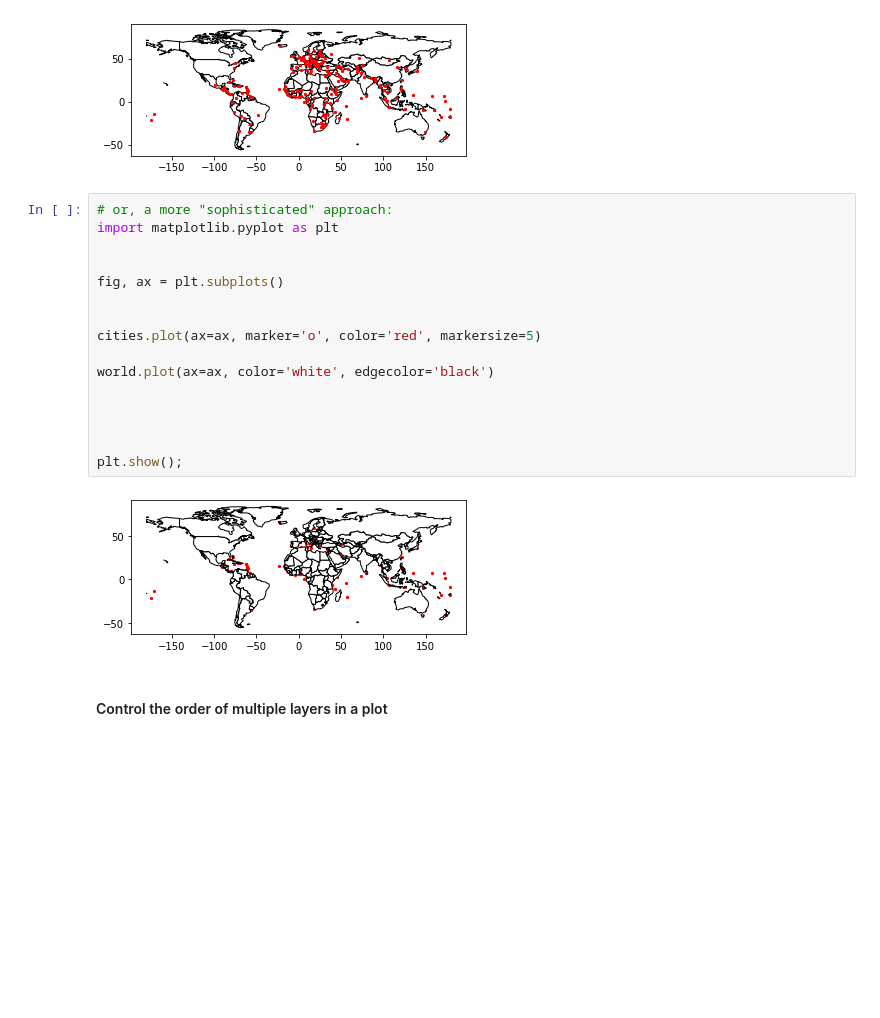
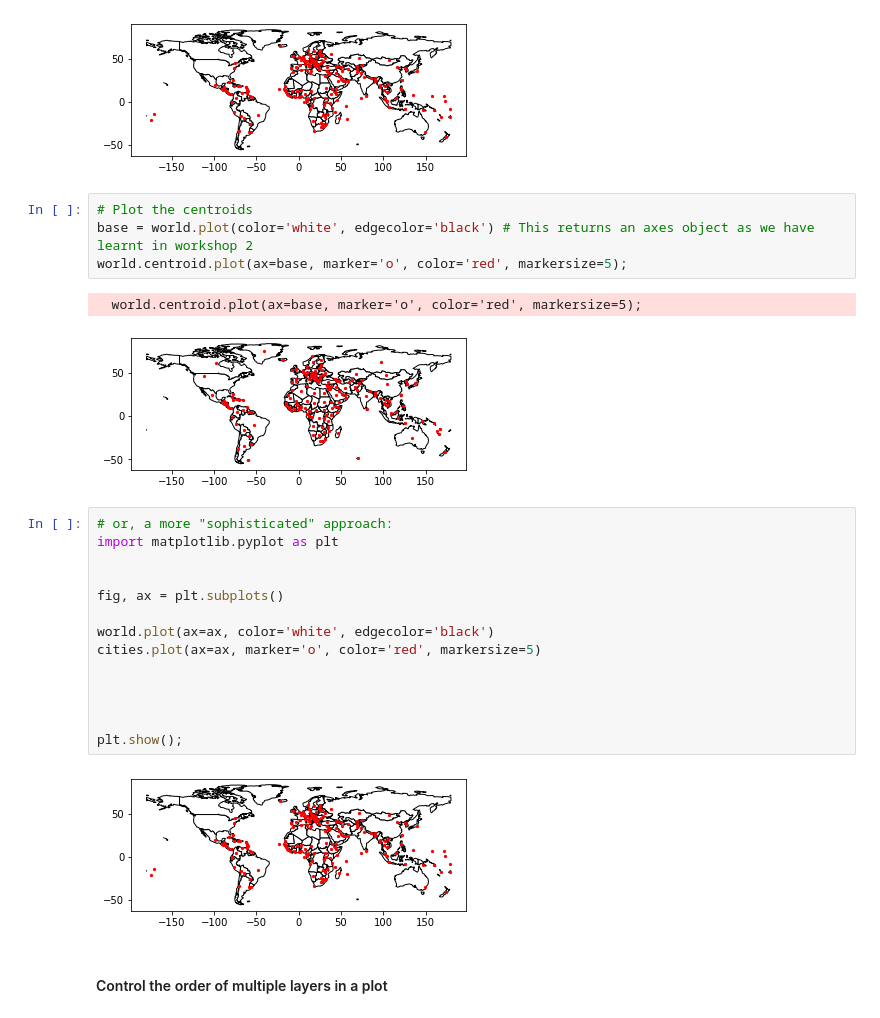
Before and after one commit to IS3UniCologne/Advanced_Analytics_And_Applications_2022, a Jupyter notebook: 04/WS_04.ipynb, the cells around one changed output. Drawn from its saved outputs; the diff is of its cells as text; blank space fills up the shorter version.

```diff
--- a/04/WS_04.ipynb
+++ b/04/WS_04.ipynb
@@ -346,6 +341,13 @@ base = world.plot(color='white', edgecolor='black') # This returns an axes objec
 cities.plot(ax=base, marker='o', color='red', markersize=5);
 # %% [output]
 [figure]
+# %%
+# Plot the centroids
+base = world.plot(color='white', edgecolor='black') # This returns an axes object as we have learnt in workshop 2
+world.centroid.plot(ax=base, marker='o', color='red', markersize=5);
+# %% [output]
+  world.centroid.plot(ax=base, marker='o', color='red', markersize=5);
+[figure, added]
 # %%
 # or, a more "sophisticated" approach:
 import matplotlib.pyplot as plt
@@ -353,17 +355,15 @@ import matplotlib.pyplot as plt
 
 fig, ax = plt.subplots()
 
-
+world.plot(ax=ax, color='white', edgecolor='black')
 cities.plot(ax=ax, marker='o', color='red', markersize=5)
-
-world.plot(ax=ax, color='white', edgecolor='black')
 
 
 
 
 plt.show();
 # %% [output]
-[figure, old version]
+[figure, new version]
 # %% [markdown]
 #### Control the order of multiple layers in a plot
 # %%
```
Also changed, not shown: parts of 16 cells of this notebook, 1 other file.
